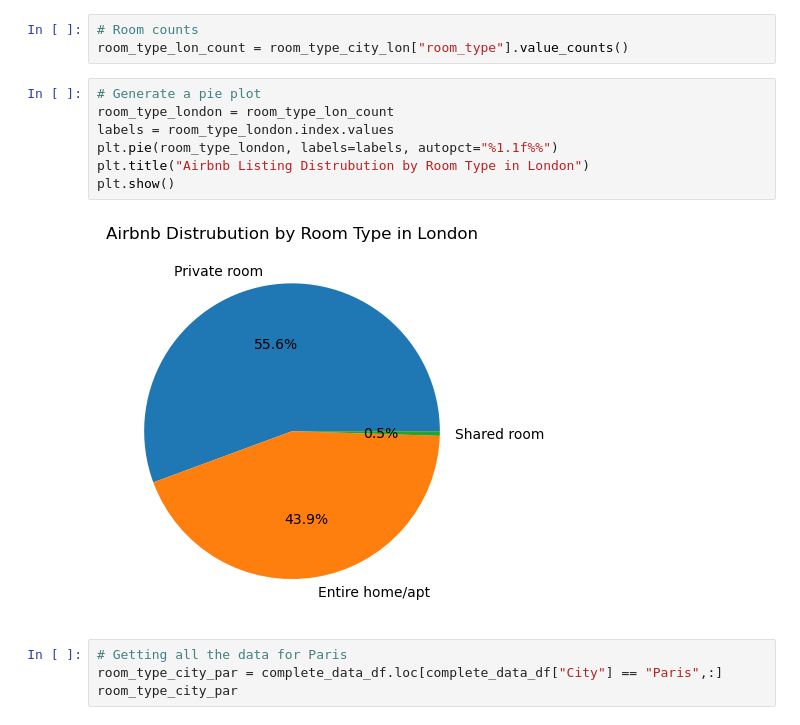
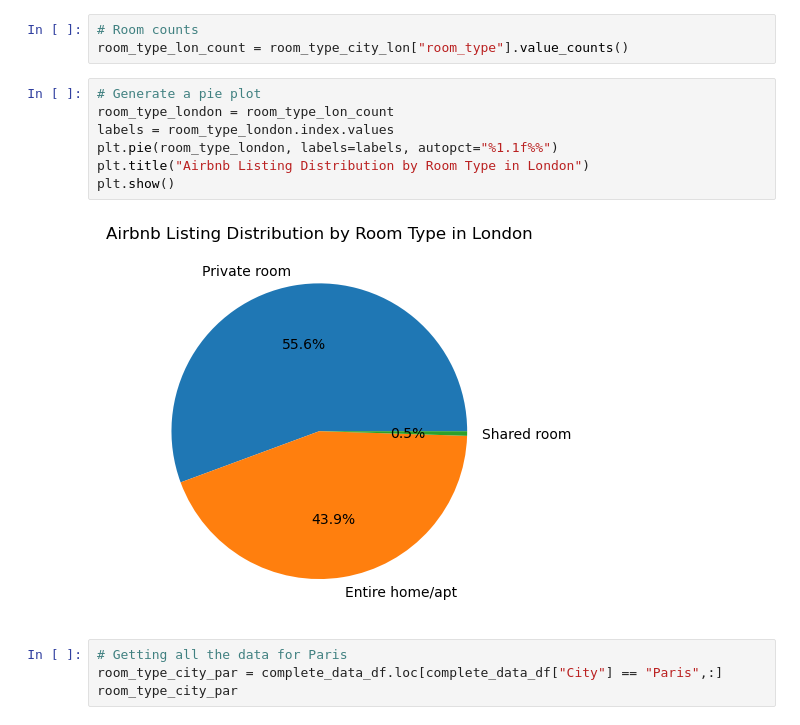
Before and after one commit to andrei-tabachk/team6-project-1, a Jupyter notebook: airbnb_comp.ipynb, the cells around one changed output. Drawn from its saved outputs; the diff is of its cells as text.

Commit message:
fixed pie chart titles

```diff
--- a/airbnb_comp.ipynb
+++ b/airbnb_comp.ipynb
@@ -173,12 +173,12 @@ room_type_lon_count = room_type_city_lon["room_type"].value_counts()
 # %%
 # Generate a pie plot
 room_type_london = room_type_lon_count
 labels = room_type_london.index.values
 plt.pie(room_type_london, labels=labels, autopct="%1.1f%%")
-plt.title("Airbnb Listing Distrubution by Room Type in London")
+plt.title("Airbnb Listing Distribution by Room Type in London")
 plt.show()
 # %% [output]
-[figure, old version]
+[figure, new version]
 # %%
 # Getting all the data for Paris
 room_type_city_par = complete_data_df.loc[complete_data_df["City"] == "Paris",:]
```
Also changed, not shown: parts of 2 cells of this notebook.
